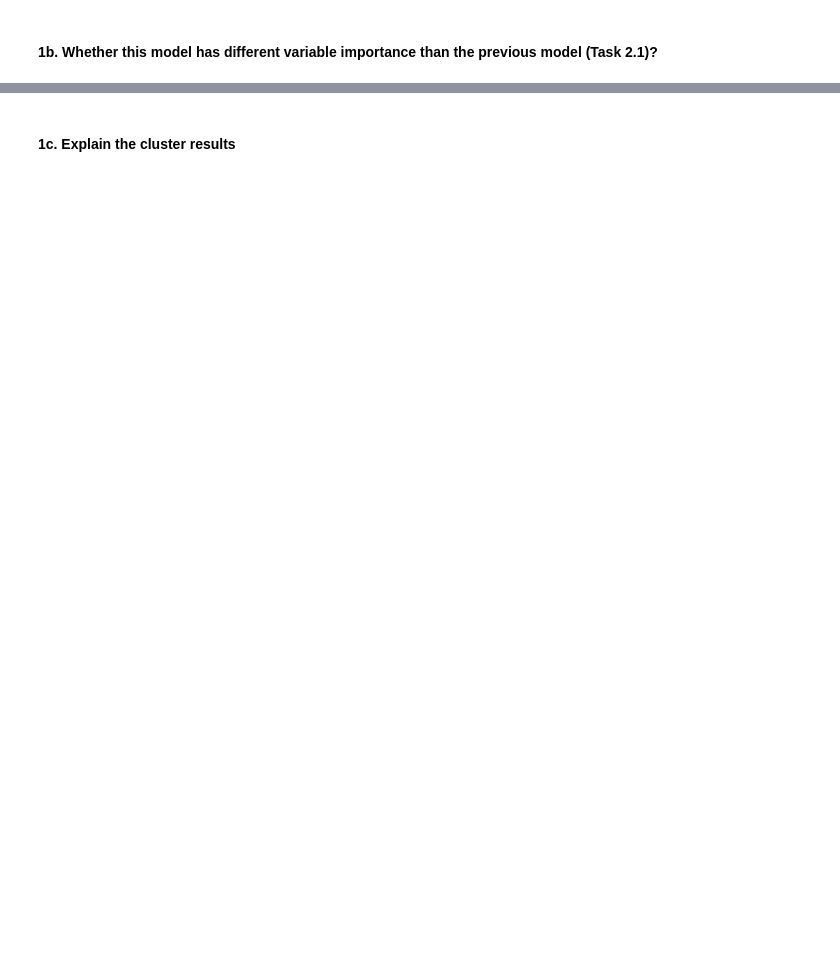
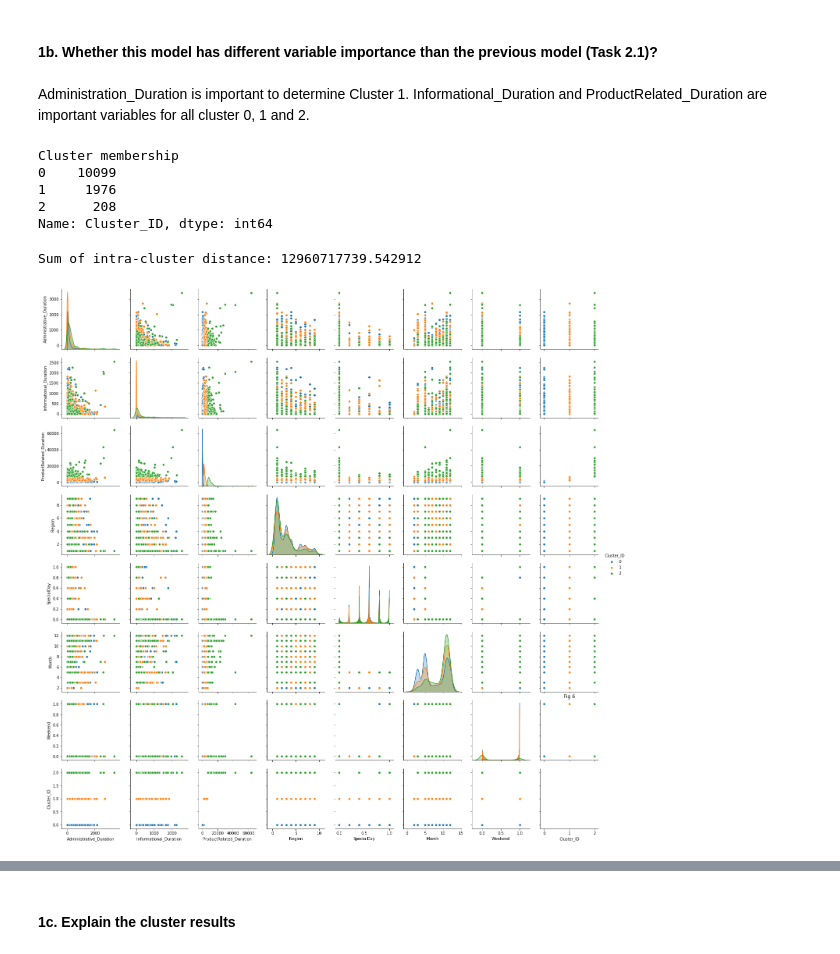
Before and after one commit to jiangdonghan/IFN645Assignment1, a Jupyter notebook: assignment2.ipynb, the cells around one changed output, grey strips where cells are left out. Cells and saved outputs as stored; diff of their text form; code cells hidden in the pictures; blank space fills up the shorter version.

```diff
--- a/assignment2.ipynb
+++ b/assignment2.ipynb
@@ -581,21 +548,2 @@ memory usage: 1.0 MB
 # %% [markdown]
 #### 1a. What is the optimal number of clusters?
-# %%
-#list to save the clusters and cost
-clusters = []
-inertia_vals = []
-
-# this whole process should take a while
-for k in range(2, 15, 2):
-    # train clustering with the specified K
-    model = KMeans(n_clusters=k, random_state=42, n_jobs=10)
-    model.fit(X_refine)
-
-    # append model to cluster list
-    clusters.append(model)
-    inertia_vals.append(model.inertia_)
-
-# plot the inertia vs K values
-plt.plot(range(2, 15, 2), inertia_vals, marker='*')
-plt.title("Fig 1")
-plt.show()
@@ -667,5 +590,33 @@ Centroid locations:
 # %% [markdown]
 #### 1b. Whether this model has different variable importance than the previous model (Task 2.1)?
+# %% [markdown]
+Administration_Duration is important to determine Cluster 1. Informational_Duration and ProductRelated_Duration are important variables for all cluster 0, 1 and 2.
+# %%
+from kmodes.kmodes import KModes
+from kmodes.kprototypes import KPrototypes
+test = KPrototypes(n_clusters=3, init="Huang")
+y= test.fit_predict(X_refine, categorical=[1])
+df_Refine['Cluster_ID'] = y
+print("Cluster membership")
+print(df_Refine['Cluster_ID'].value_counts())
+# %% [output]
+Cluster membership
+0    10099
+1     1976
+2      208
+Name: Cluster_ID, dtype: int64
+# %%
+# sum of intra-cluster distances
+print("Sum of intra-cluster distance:", test.cost_)
+# %% [output]
+Sum of intra-cluster distance: 12960717739.542912
+# %%
+# pairplot the cluster distribution.
+cluster_g = sns.pairplot(df_Refine, hue='Cluster_ID')
+plt.title('Fig 6')
+plt.show()
+# %% [output]
+[figure, added]
 # %%
 cols = ['Administrative_Duration', 'Informational_Duration', 'ProductRelated_Duration', 'Region', 'SpecialDay', 'Month', 'Weekend']
 n_bins = 20
```
Also changed, not shown: parts of 36 cells of this notebook.
